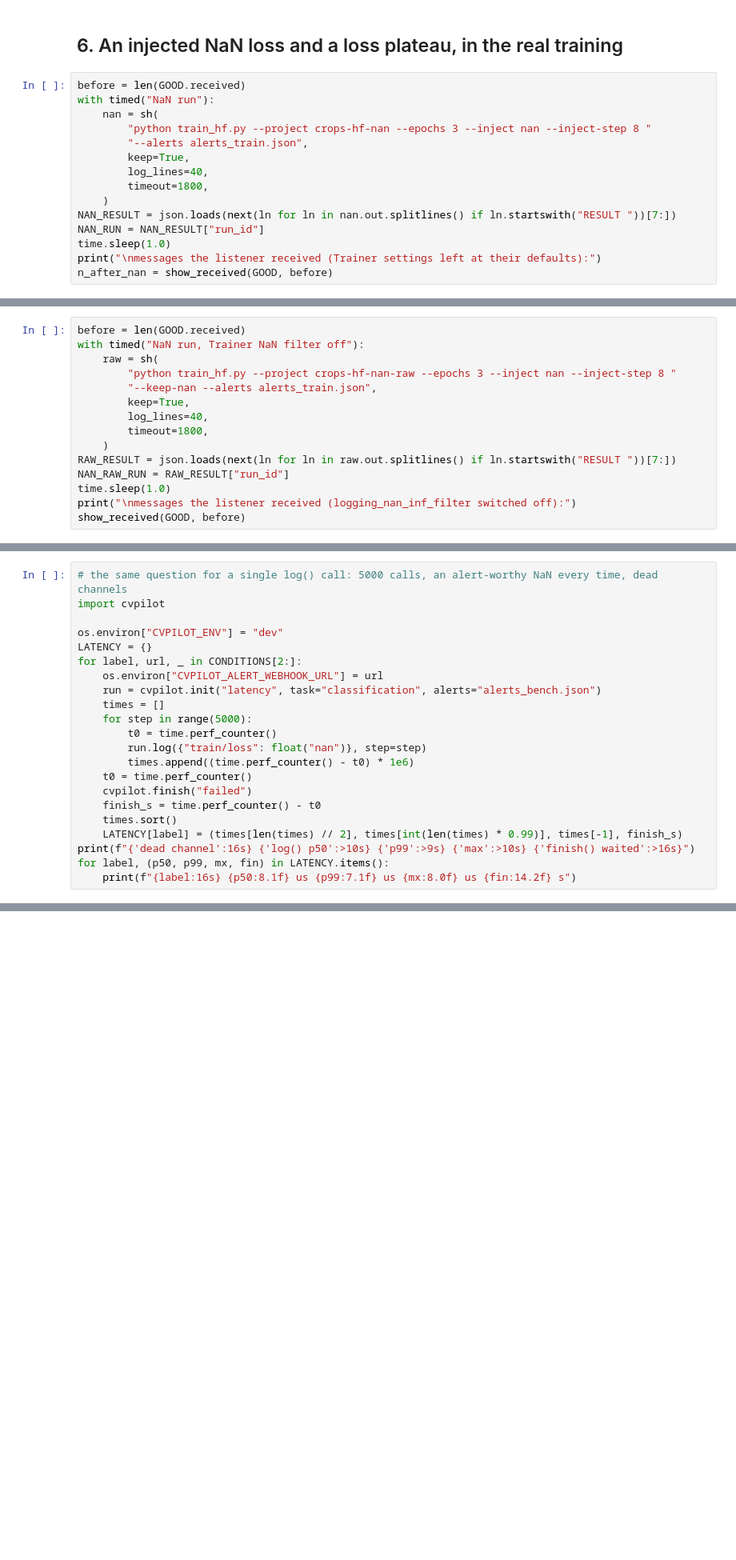
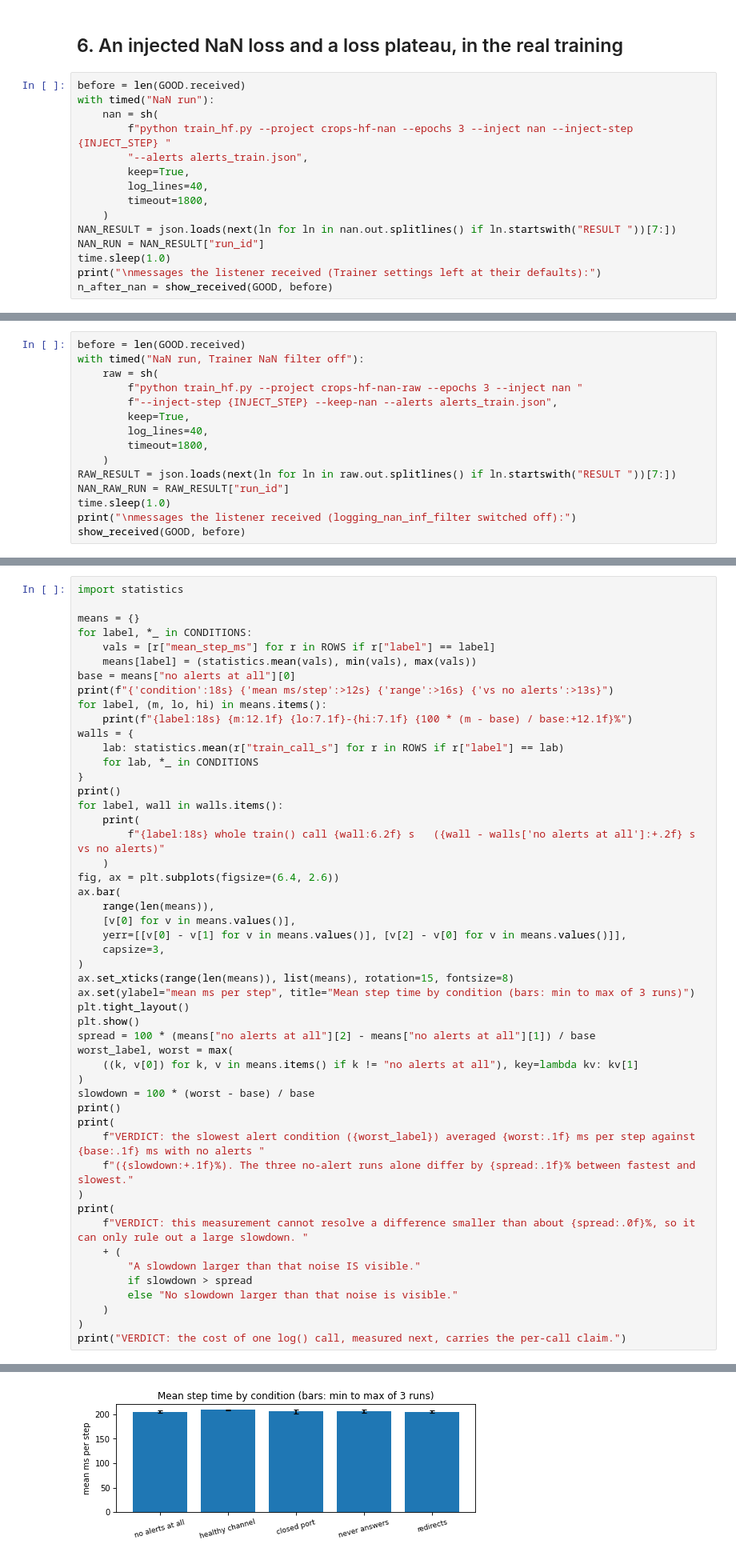
Before and after one commit to B4teShai/CV-Pilot, a Jupyter notebook: notebooks/03_alerts_and_hf_trainer.ipynb, the cells around one changed output, grey strips where cells are left out. Shown at 80% size. Drawn from its saved outputs; the diff is of its cells as text; blank space fills up the shorter version.

```diff
--- a/notebooks/03_alerts_and_hf_trainer.ipynb
+++ b/notebooks/03_alerts_and_hf_trainer.ipynb
@@ -928,7 +932,7 @@ requests received by the listener so far: 0
 before = len(GOOD.received)
 with timed("NaN run"):
     nan = sh(
-        "python train_hf.py --project crops-hf-nan --epochs 3 --inject nan --inject-step 8 "
+        f"python train_hf.py --project crops-hf-nan --epochs 3 --inject nan --inject-step {INJECT_STEP} "
         "--alerts alerts_train.json",
         keep=True,
         log_lines=40,
@@ -963,8 +967,8 @@ log[INFO] alert_delivered channel=slack rule=no_progress run_id=01M54S438VNK20ZS
 before = len(GOOD.received)
 with timed("NaN run, Trainer NaN filter off"):
     raw = sh(
-        "python train_hf.py --project crops-hf-nan-raw --epochs 3 --inject nan --inject-step 8 "
-        "--keep-nan --alerts alerts_train.json",
+        f"python train_hf.py --project crops-hf-nan-raw --epochs 3 --inject nan "
+        f"--inject-step {INJECT_STEP} --keep-nan --alerts alerts_train.json",
         keep=True,
         log_lines=40,
         timeout=1800,
@@ -1384,23 +1402,51 @@ VERDICT: no slowdown larger than the run-to-run noise is visible.
 # %%
-# the same question for a single log() call: 5000 calls, an alert-worthy NaN every time, dead channels
-import cvpilot
+import statistics
 
-os.environ["CVPILOT_ENV"] = "dev"
-LATENCY = {}
-for label, url, _ in CONDITIONS[2:]:
-    os.environ["CVPILOT_ALERT_WEBHOOK_URL"] = url
-    run = cvpilot.init("latency", task="classification", alerts="alerts_bench.json")
-    times = []
-    for step in range(5000):
-        t0 = time.perf_counter()
-        run.log({"train/loss": float("nan")}, step=step)
-        times.append((time.perf_counter() - t0) * 1e6)
-    t0 = time.perf_counter()
-    cvpilot.finish("failed")
-    finish_s = time.perf_counter() - t0
-    times.sort()
-    LATENCY[label] = (times[len(times) // 2], times[int(len(times) * 0.99)], times[-1], finish_s)
-print(f"{'dead channel':16s} {'log() p50':>10s} {'p99':>9s} {'max':>10s} {'finish() waited':>16s}")
-for label, (p50, p99, mx, fin) in LATENCY.items():
-    print(f"{label:16s} {p50:8.1f} us {p99:7.1f} us {mx:8.0f} us {fin:14.2f} s")
+means = {}
+for label, *_ in CONDITIONS:
+    vals = [r["mean_step_ms"] for r in ROWS if r["label"] == label]
+    means[label] = (statistics.mean(vals), min(vals), max(vals))
+base = means["no alerts at all"][0]
+print(f"{'condition':18s} {'mean ms/step':>12s} {'range':>16s} {'vs no alerts':>13s}")
+for label, (m, lo, hi) in means.items():
+    print(f"{label:18s} {m:12.1f} {lo:7.1f}-{hi:7.1f} {100 * (m - base) / base:+12.1f}%")
+walls = {
+    lab: statistics.mean(r["train_call_s"] for r in ROWS if r["label"] == lab)
+    for lab, *_ in CONDITIONS
+}
+print()
+for label, wall in walls.items():
+    print(
+        f"{label:18s} whole train() call {wall:6.2f} s   ({wall - walls['no alerts at all']:+.2f} s vs no alerts)"
+    )
+fig, ax = plt.subplots(figsize=(6.4, 2.6))
+ax.bar(
+    range(len(means)),
+    [v[0] for v in means.values()],
+    yerr=[[v[0] - v[1] for v in means.values()], [v[2] - v[0] for v in means.values()]],
+    capsize=3,
+)
+ax.set_xticks(range(len(means)), list(means), rotation=15, fontsize=8)
+ax.set(ylabel="mean ms per step", title="Mean step time by condition (bars: min to max of 3 runs)")
+plt.tight_layout()
+plt.show()
+spread = 100 * (means["no alerts at all"][2] - means["no alerts at all"][1]) / base
+worst_label, worst = max(
+    ((k, v[0]) for k, v in means.items() if k != "no alerts at all"), key=lambda kv: kv[1]
+)
+slowdown = 100 * (worst - base) / base
+print()
+print(
+    f"VERDICT: the slowest alert condition ({worst_label}) averaged {worst:.1f} ms per step against {base:.1f} ms with no alerts "
+    f"({slowdown:+.1f}%). The three no-alert runs alone differ by {spread:.1f}% between fastest and slowest."
+)
+print(
+    f"VERDICT: this measurement cannot resolve a difference smaller than about {spread:.0f}%, so it can only rule out a large slowdown. "
+    + (
+        "A slowdown larger than that noise IS visible."
+        if slowdown > spread
+        else "No slowdown larger than that noise is visible."
+    )
+)
+print("VERDICT: the cost of one log() call, measured next, carries the per-call claim.")
 # %% [output]
@@ -1410,0 +1465 @@ redirects             4.7 us     9.6 us      323 us           0.03 s
+[figure, added]
```
Also changed, not shown: parts of 49 cells of this notebook.
